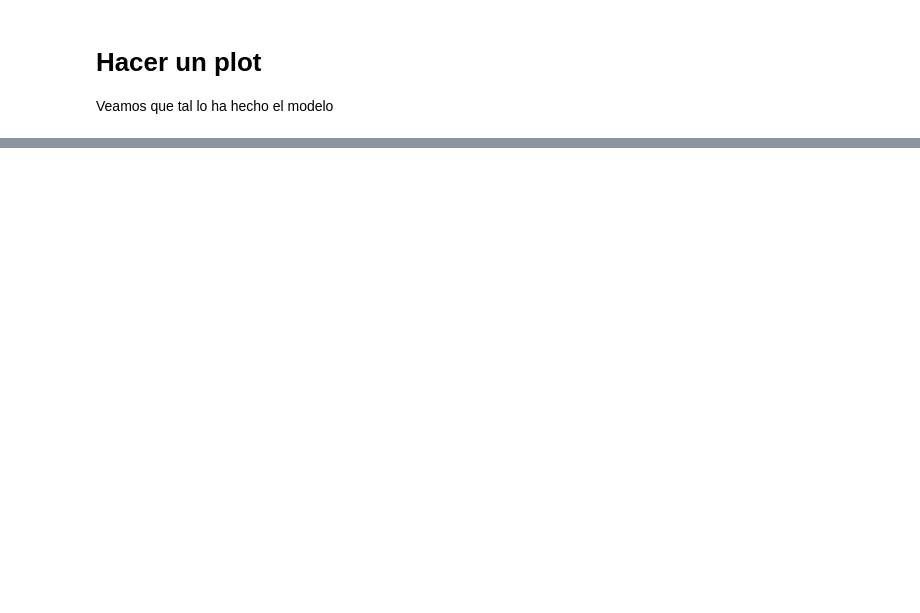
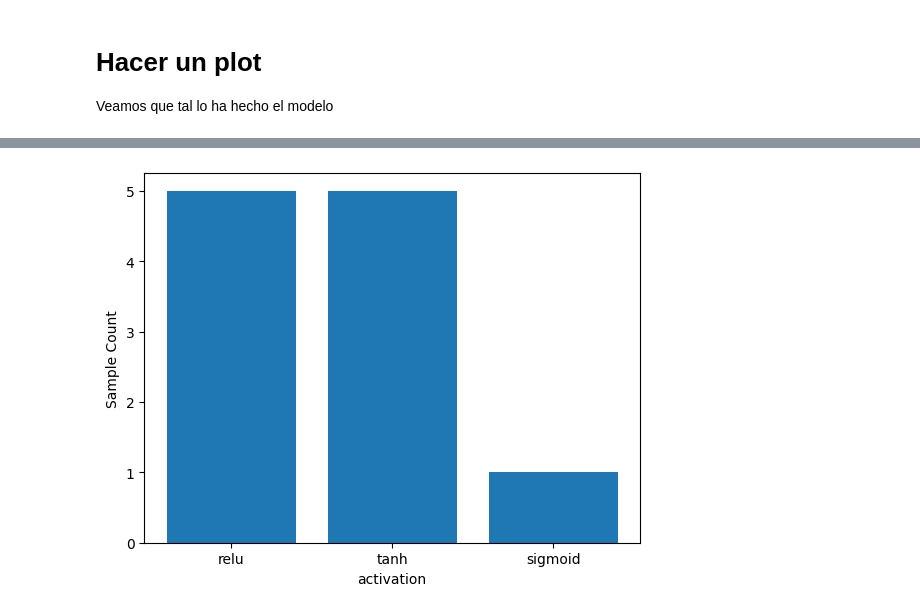
Before and after one commit to fbientrigo/grav_lensing, a Jupyter notebook: 04_local_train/02_simpleTensorflow.ipynb, the cells around one changed output, grey strips where cells are left out. Drawn from its saved outputs; the diff is of its cells as text; code cells hidden in the pictures; blank space fills up the shorter version.

```diff
--- a/04_local_train/02_simpleTensorflow.ipynb
+++ b/04_local_train/02_simpleTensorflow.ipynb
@@ -403,0 +421,7 @@ model.load_weights
+# %%
+from skopt.plots import plot_histogram, plot_objective_2D
+
+plot_histogram(result=res,  dimension_identifier='activation')
+plt.show()
+# %% [output]
+[figure, added]
```
Also changed, not shown: parts of 9 cells of this notebook, 9 other files.
